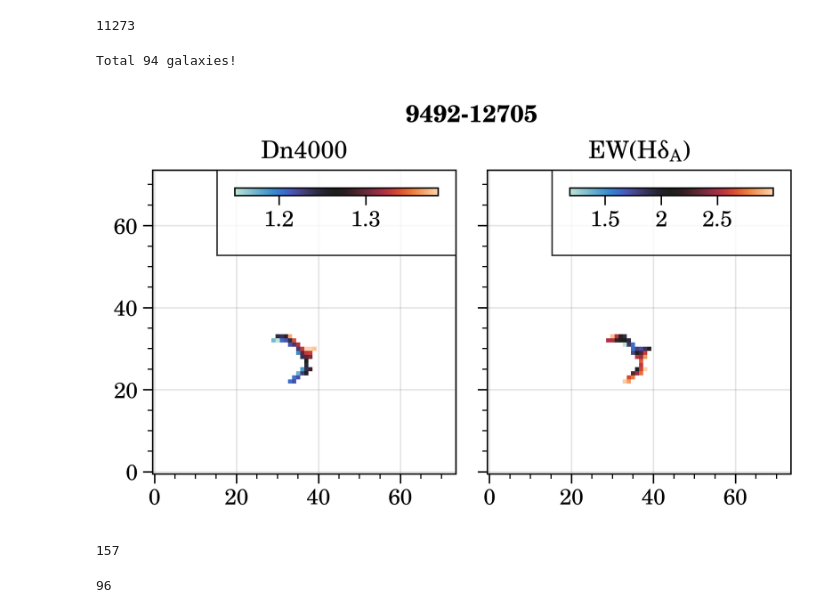
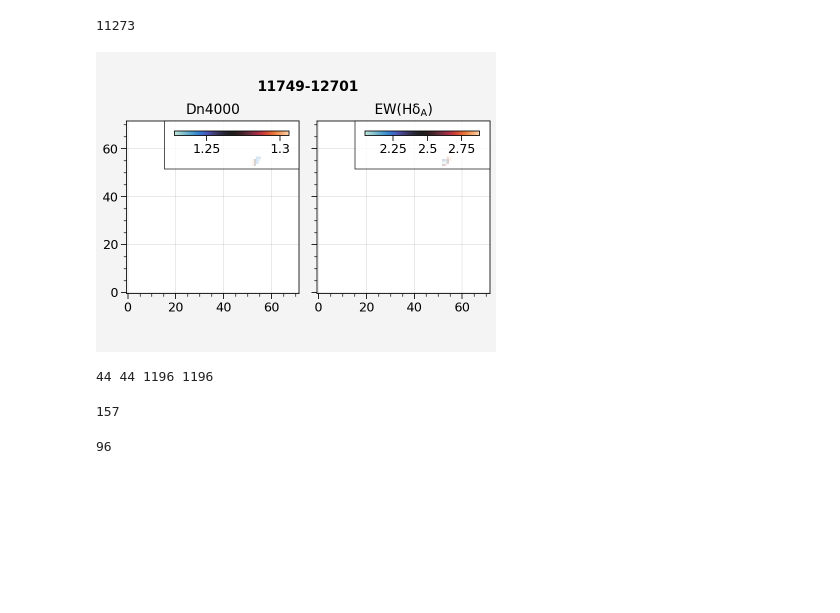
Before and after one commit to ltx0517/Rejuvenating_Galaxy, a Jupyter notebook: cal_select_rej_v2.ipynb, the cells around one changed output. Saved outputs shown, nothing was run; the diff lists cells and outputs as text; code cells hidden in the pictures; blank space fills up the shorter version.

Commit message:
Read spatially-resolved data and plot the profiles in metallicity or sSFR

```diff
--- a/cal_select_rej_v2.ipynb
+++ b/cal_select_rej_v2.ipynb
@@ -37,11 +37,11 @@ not_reju = []
 gal_no_data = []
 i = 0
 # %%
-gal_2nd = np.loadtxt('/Users/txl/Desktop/spa_gal_v2.txt', dtype='str')
-print('Total %i galaxies!' %len(gal_2nd))
+#gal_2nd = np.loadtxt('/Users/txl/Desktop/spa_gal_v2.txt', dtype='str')
+#print('Total %i galaxies!' %len(gal_2nd))
 i = 0
 from MyTool import Maps
-for gal in ['9492-12705']:
+for gal in ['11749-12701']:
     try:
         maps = Maps(gal)
 
@@ -60,40 +60,67 @@ for gal in ['9492-12705']:
         # Mask for region selection
         want_id = np.where(counts >= 10)[0]
         mask_num  = ~np.isin(labelled_array, unique[want_id])
         hd, dn = np.ma.array(hd, mask=mask_num, fill_value=np.nan), np.ma.array(dn, mask=mask_num, fill_value=np.nan)
 
         fig, ax = pplt.subplots(figsize=(4,3), ncols=2)
         im0 = ax[0].imshow(dn, cmap='Icefire', origin='lower')
         ax[0].colorbar(im0, loc='ur', width='0.3em', length=8)
         ax[0].title.set_text('Dn4000')
         im1 = ax[1].imshow(hd, cmap='Icefire', origin='lower')
         ax[1].colorbar(im1, loc='ur', width='0.3em', length=8)
         ax[1].title.set_text('EW(H$\delta_A$)')
         fig.format(suptitle='%s'%gal)
         #fig.savefig('/Volumes/KINGSTON/MaNGA/REJ_Distribution/Spectral_Plot/%s.png' %gal, dpi=200, transparent=True, facecolor='none')
         pplt.show()
         #pplt.close()
         '''
         if np.sum(len(want_id)) == 0:
             #print('%s has no any rejuvenating region!' %gal)
             not_reju.append(gal)
         else:
             print('==== %s has %d regions! ====' %(gal, len(want_id)))
             reju_pre.append(gal)
         '''
     except: gal_no_data.append(gal)
 
     i+=1
     if i%1000 == 0:
         print('Processed %d galaxies!' %i)
 # %% [output]
-Total 94 galaxies!
-[figure, old version]
+[figure, new version]
-# %%
-#good.remove('7443-9101')
-print(len(reju_pre))
-# %% [output]
-157
+# %%
+gal = '9884-12703'
+maps = Maps(gal)
+dn, hd, mask_rej = maps.rejuvenated() # Rejuvenating mask, more than 10 connected spaxels will be selected
+mask_sf  = maps.BPT_sf_mask()[2] | maps.HaEW(lim=6)[1] # Star-forming mask
+met, mask_met = maps.metallicity()
+ell = maps.ellcoo()
+
+mask_ell = ell > 2
+mask_sf  = mask_sf | mask_ell | mask_met
+mask_rej = mask_sf | mask_ell | mask_met | mask_rej
+
+met_rej = np.ravel(np.ma.array(met, mask=mask_rej, fill_value=np.nan)).compressed()
+ell_rej = np.ravel(np.ma.array(ell, mask=mask_rej, fill_value=np.nan)).compressed()
+met_sf  = np.ravel(np.ma.array(met, mask=mask_sf, fill_value=np.nan)).compressed()
+ell_sf  = np.ravel(np.ma.array(ell, mask=mask_sf, fill_value=np.nan)).compressed()
+
+print(len(met_rej), len(ell_rej), len(met_sf), len(ell_sf))
+# %% [output]
+44 44 1196 1196
+# %%
+dn, met = np.ma.array(ell, mask=mask_sf, fill_value=np.nan), np.ma.array(met, mask=mask_sf, fill_value=np.nan)
+fig, ax = pplt.subplots(figsize=(4,3), ncols=2)
+im0 = ax[0].imshow(met_rej, cmap='Icefire', origin='lower')
+ax[0].colorbar(im0, loc='ur', width='0.3em', length=8)
+ax[0].title.set_text('Dn4000')
+im1 = ax[1].imshow(ell_rej, cmap='Icefire', origin='lower')
+ax[1].colorbar(im1, loc='ur', width='0.3em', length=8)
+ax[1].title.set_text('Metallicity')
+fig.format(suptitle='%s' %gal)
+pplt.show()
+# %% [output]
+157
 # %%
 import pandas as pd
 df = pd.DataFrame(reju_pre)
```
Also changed, not shown: parts of 4 cells of this notebook, 1 other file.
